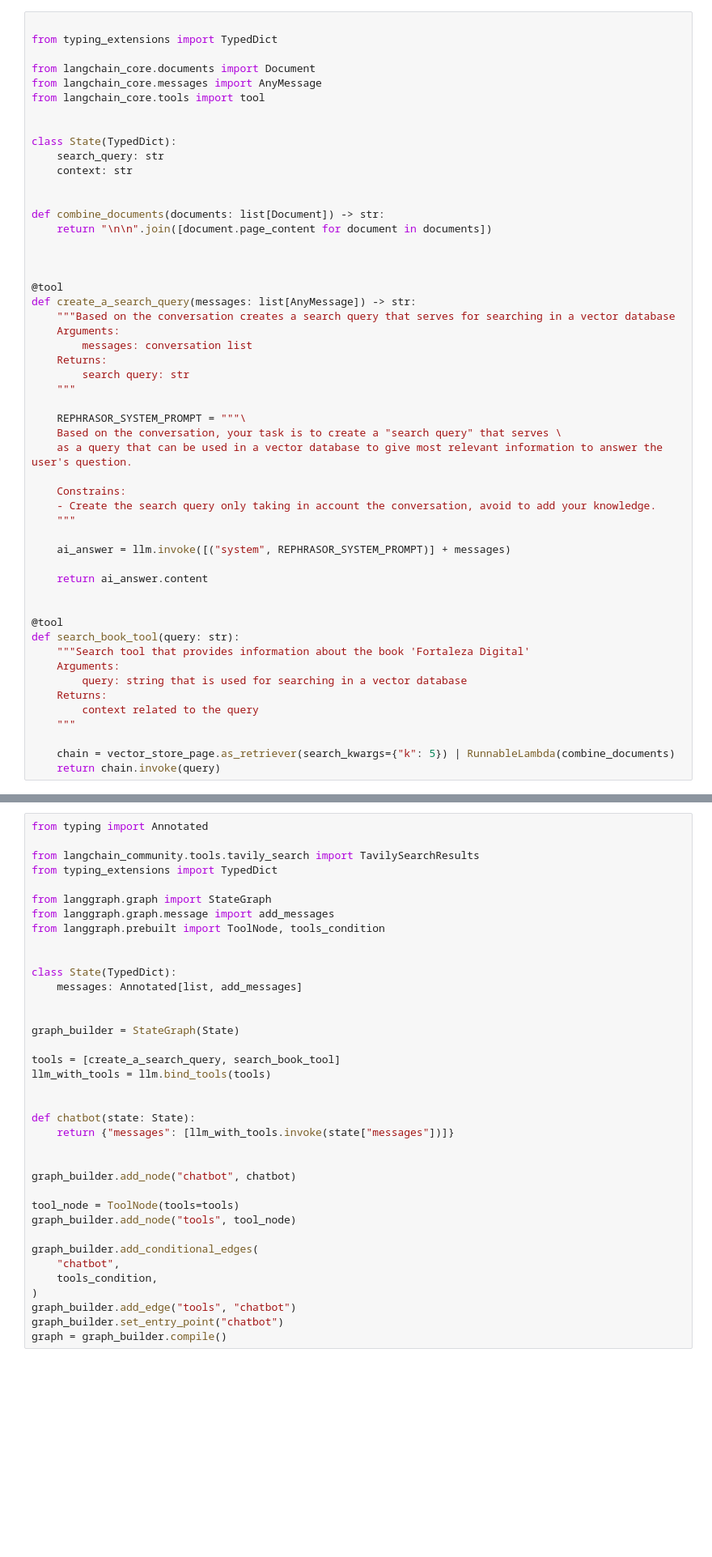
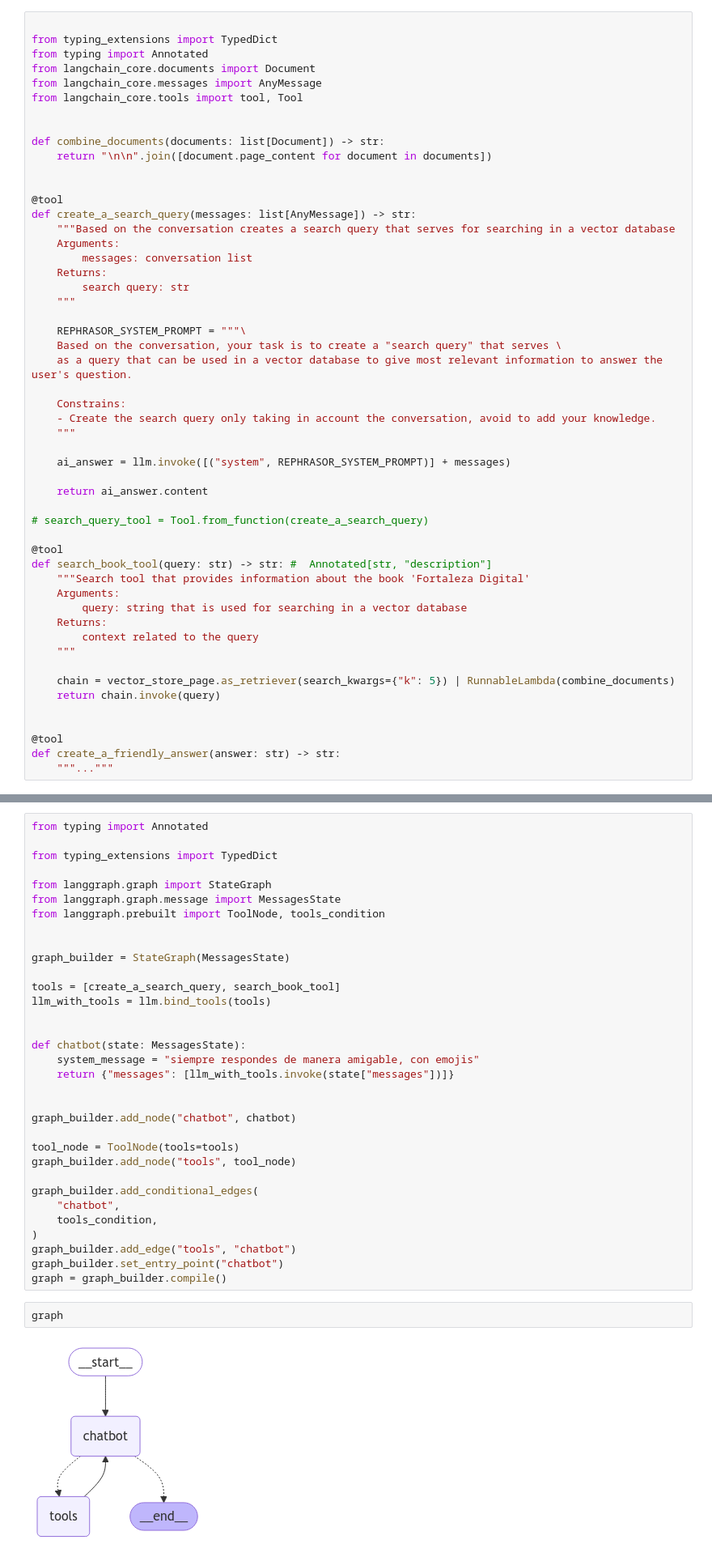
Before and after one commit to jamesev15/genai-course, a Jupyter notebook: class11/5-pipeline.ipynb, the cells around one changed output, grey strips where cells are left out. Shown at 81% size. Drawn from its saved outputs; the diff is of its cells as text; blank space fills up the shorter version.

```diff
--- a/class11/5-pipeline.ipynb
+++ b/class11/5-pipeline.ipynb
@@ -39,20 +39,14 @@ vector_store_page = QdrantVectorStore(
 # %%
 
 from typing_extensions import TypedDict
-
+from typing import Annotated
 from langchain_core.documents import Document
 from langchain_core.messages import AnyMessage
-from langchain_core.tools import tool
-
-
-class State(TypedDict):
-    search_query: str
-    context: str
+from langchain_core.tools import tool, Tool
 
 
 def combine_documents(documents: list[Document]) -> str:
     return "\n\n".join([document.page_content for document in documents])
-
 
 
 @tool
@@ -76,9 +70,10 @@ def create_a_search_query(messages: list[AnyMessage]) -> str:
 
     return ai_answer.content
 
+# search_query_tool = Tool.from_function(create_a_search_query)
 
 @tool
-def search_book_tool(query: str):
+def search_book_tool(query: str) -> str: #  Annotated[str, "description"]
     """Search tool that provides information about the book 'Fortaleza Digital'
     Arguments:
         query: string that is used for searching in a vector database
@@ -88,30 +83,31 @@ def search_book_tool(query: str):
 
     chain = vector_store_page.as_retriever(search_kwargs={"k": 5}) | RunnableLambda(combine_documents)
     return chain.invoke(query)
+
+
+@tool
+def create_a_friendly_answer(answer: str) -> str:
+    """..."""
 # %% [markdown]
 # Let's add as tools
 # %%
 from typing import Annotated
 
-from langchain_community.tools.tavily_search import TavilySearchResults
 from typing_extensions import TypedDict
 
 from langgraph.graph import StateGraph
-from langgraph.graph.message import add_messages
+from langgraph.graph.message import MessagesState
 from langgraph.prebuilt import ToolNode, tools_condition
 
 
-class State(TypedDict):
-    messages: Annotated[list, add_messages]
-
-
-graph_builder = StateGraph(State)
+graph_builder = StateGraph(MessagesState)
 
 tools = [create_a_search_query, search_book_tool]
 llm_with_tools = llm.bind_tools(tools)
 
 
-def chatbot(state: State):
+def chatbot(state: MessagesState):
+    system_message = "siempre respondes de manera amigable, con emojis"
     return {"messages": [llm_with_tools.invoke(state["messages"])]}
 
 
@@ -127,5 +123,9 @@ graph_builder.add_conditional_edges(
 graph_builder.add_edge("tools", "chatbot")
 graph_builder.set_entry_point("chatbot")
 graph = graph_builder.compile()
+# %%
+graph
+# %% [output]
+[figure, added]
 # %%
 result = graph.invoke({"messages": "quien es susan fletcher en el libro fortaleza digital?"})
```
Also changed, not shown: parts of 2 cells of this notebook, 7 other files.
